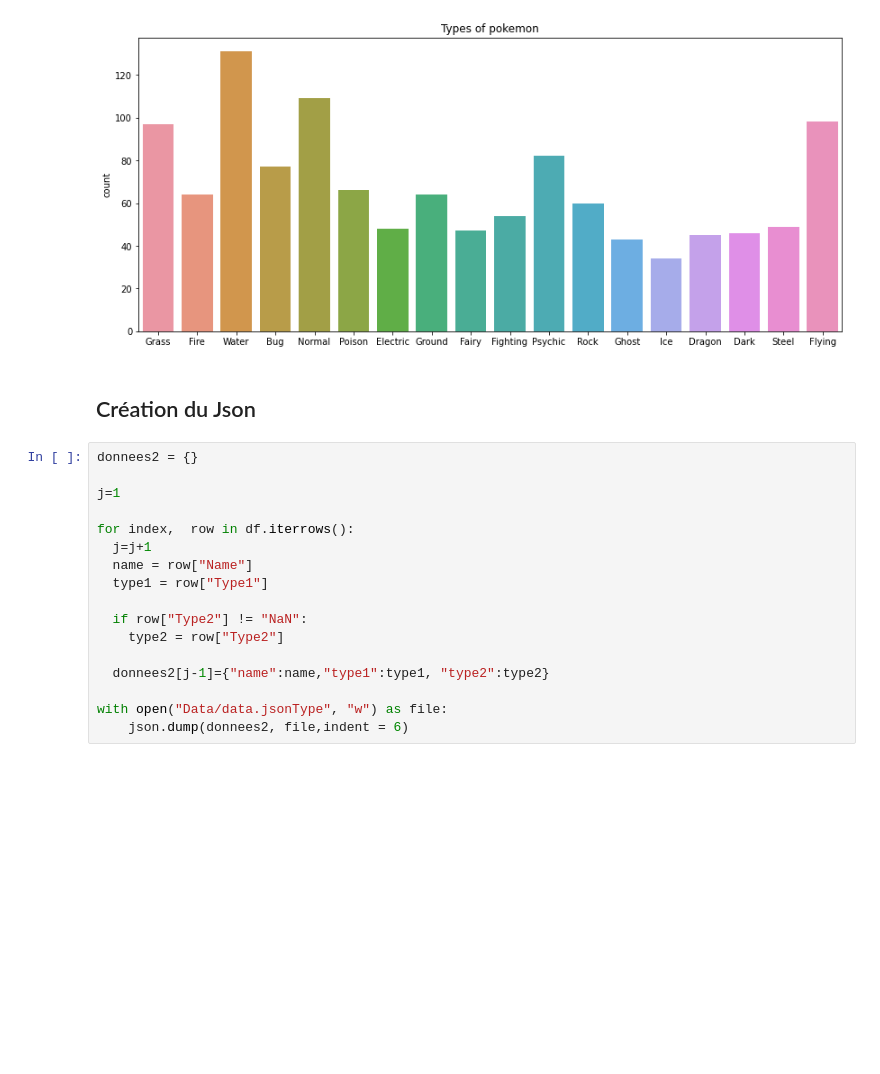
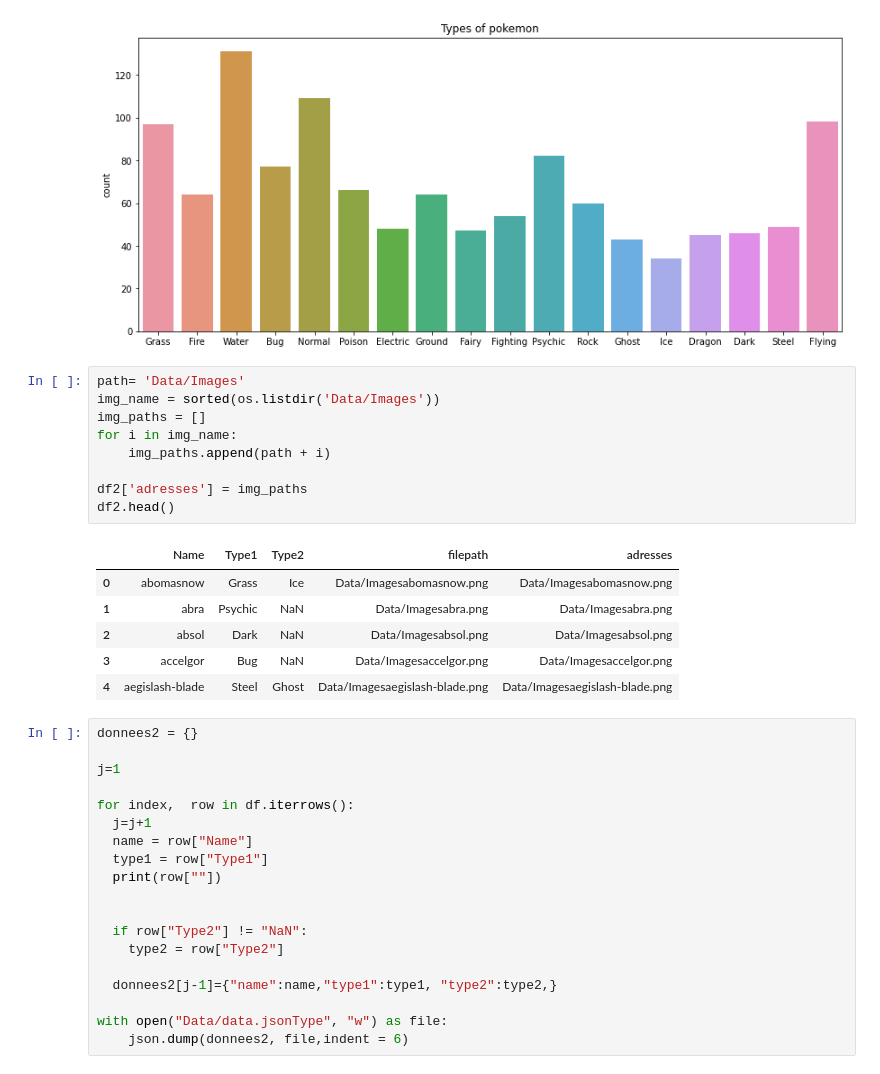
Before and after one commit to alexandre858/DataMinig, a Jupyter notebook: projet_clem.ipynb, the cells around one changed output. Saved outputs shown, nothing was run; the diff lists cells and outputs as text; blank space fills up the shorter version.

```diff
--- a/projet_clem.ipynb
+++ b/projet_clem.ipynb
@@ -48,8 +48,22 @@ plt.title('Types of pokemon')
 plt.show()
 # %% [output]
 [figure]
-# %% [markdown]
-## Création du Json
+# %%
+path= 'Data/Images'
+img_name = sorted(os.listdir('Data/Images'))
+img_paths = []
+for i in img_name:
+    img_paths.append(path + i)
+
+df2['adresses'] = img_paths
+df2.head()
+# %% [output]
+|  | Name | Type1 | Type2 | filepath | adresses |
+| 0 | abomasnow | Grass | Ice | Data/Imagesabomasnow.png | Data/Imagesabomasnow.png |
+| 1 | abra | Psychic | NaN | Data/Imagesabra.png | Data/Imagesabra.png |
+| 2 | absol | Dark | NaN | Data/Imagesabsol.png | Data/Imagesabsol.png |
+| 3 | accelgor | Bug | NaN | Data/Imagesaccelgor.png | Data/Imagesaccelgor.png |
+| 4 | aegislash-blade | Steel | Ghost | Data/Imagesaegislash-blade.png | Data/Imagesaegislash-blade.png |
 # %%
 donnees2 = {}
 
@@ -59,11 +73,13 @@ for index,  row in df.iterrows():
   j=j+1
   name = row["Name"]
   type1 = row["Type1"]
+  print(row[""])
+
 
   if row["Type2"] != "NaN":
     type2 = row["Type2"]
 
-  donnees2[j-1]={"name":name,"type1":type1, "type2":type2}
+  donnees2[j-1]={"name":name,"type1":type1, "type2":type2,}
 
 with open("Data/data.jsonType", "w") as file:
     json.dump(donnees2, file,indent = 6)
```
Also changed, not shown: parts of 1 cell of this notebook.
